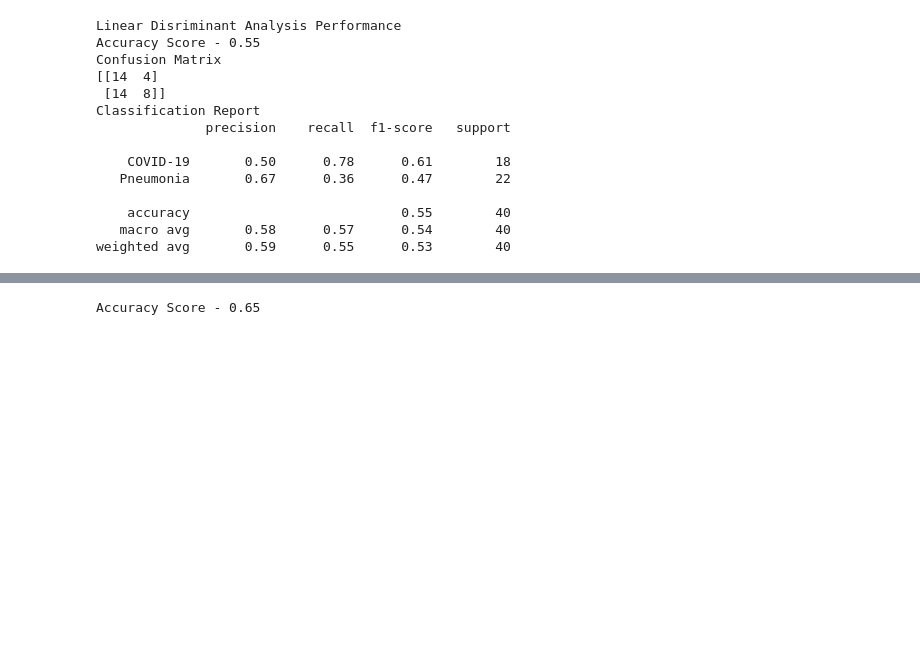
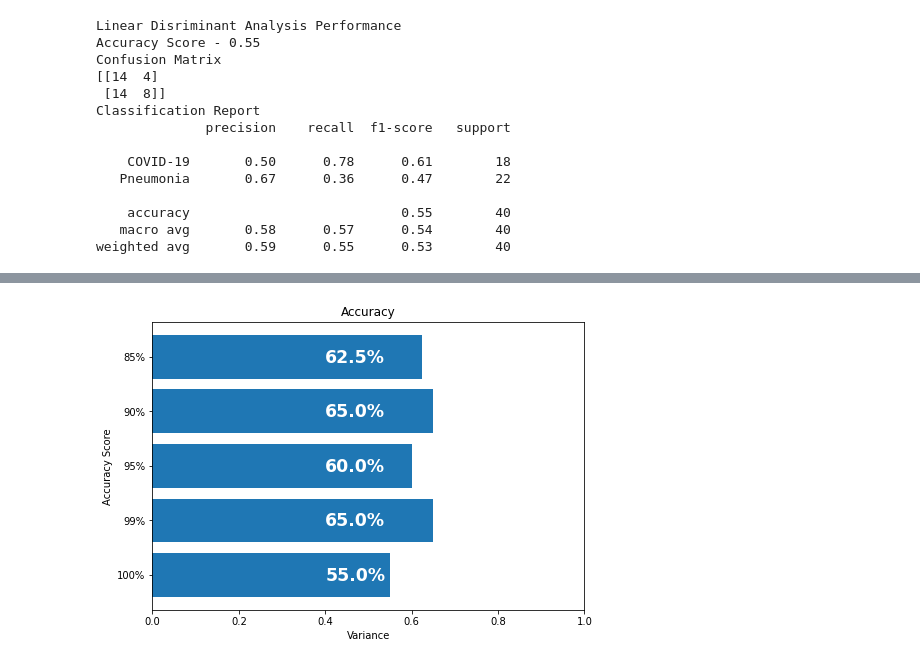
Before and after one commit to artisan7/thesis_stuff, a Jupyter notebook: model test/model-covid-pneu.ipynb, the cells around one changed output, grey strips where cells are left out. Drawn from its saved outputs; the diff is of its cells as text; code cells hidden in the pictures; blank space fills up the shorter version.

```diff
--- a/model test/model-covid-pneu.ipynb
+++ b/model test/model-covid-pneu.ipynb
@@ -253,4 +260,21 @@ array([[-3.44935463, -2.02871934, -1.79957331, ..., -0.1658763 ,
 # %%
-print("Accuracy Score -", accuracy_score(test_lbl, results[1]))
+# For Accuracy, Precision,
+accuracies = []
+threshold = -0.1
+
+fig = plt.figure()
+ax = fig.add_axes([0,1,1,1])
+
+for i in range(len(results)):
+    accuracies.append(accuracy_score(test_lbl, results[i]))
+    ax.text(0.4, threshold, str(round(accuracies[i]*100, 2)) + '%', color='white', fontweight='bold', fontsize="xx-large")
+    threshold = threshold + 1
+
+ax.barh(variances, accuracies)
+ax.set(xlim=[0, 1])
+ax.set_ylabel('Accuracy Score')
+ax.set_xlabel('Variance')
+plt.title("Accuracy")
+plt.show()
 # %% [output]
-Accuracy Score - 0.65
+[figure, added]
```
Also changed, not shown: parts of 6 cells of this notebook, 6 other files.
